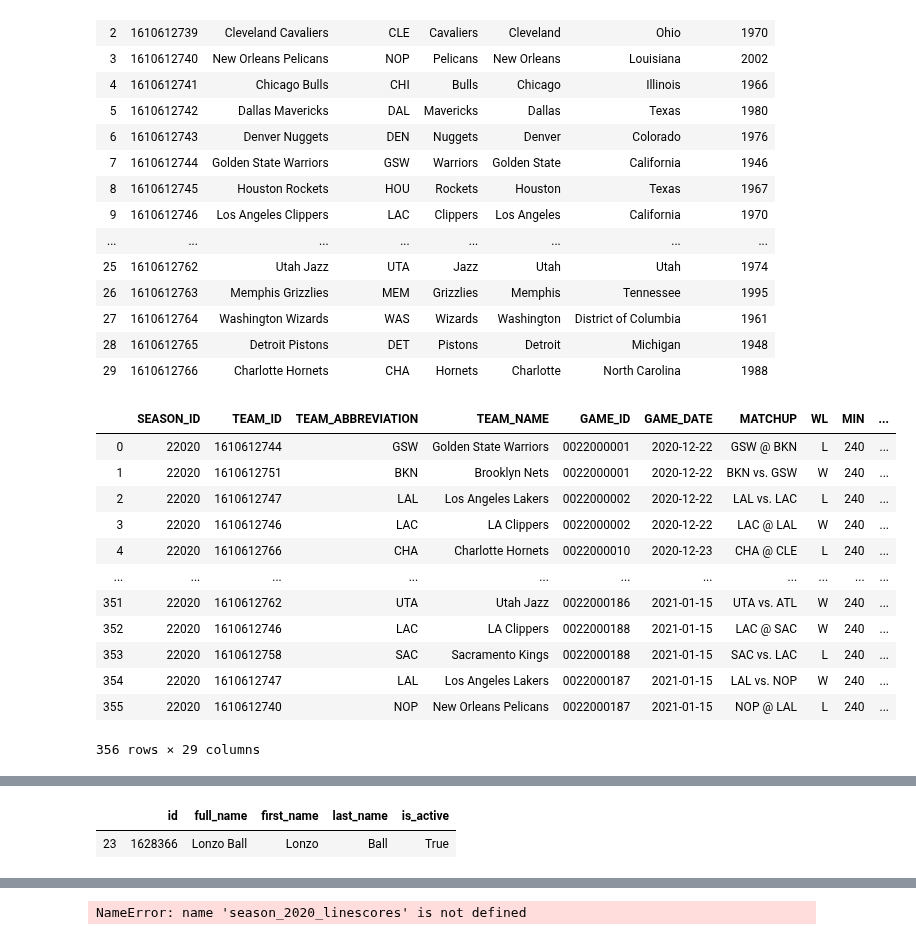
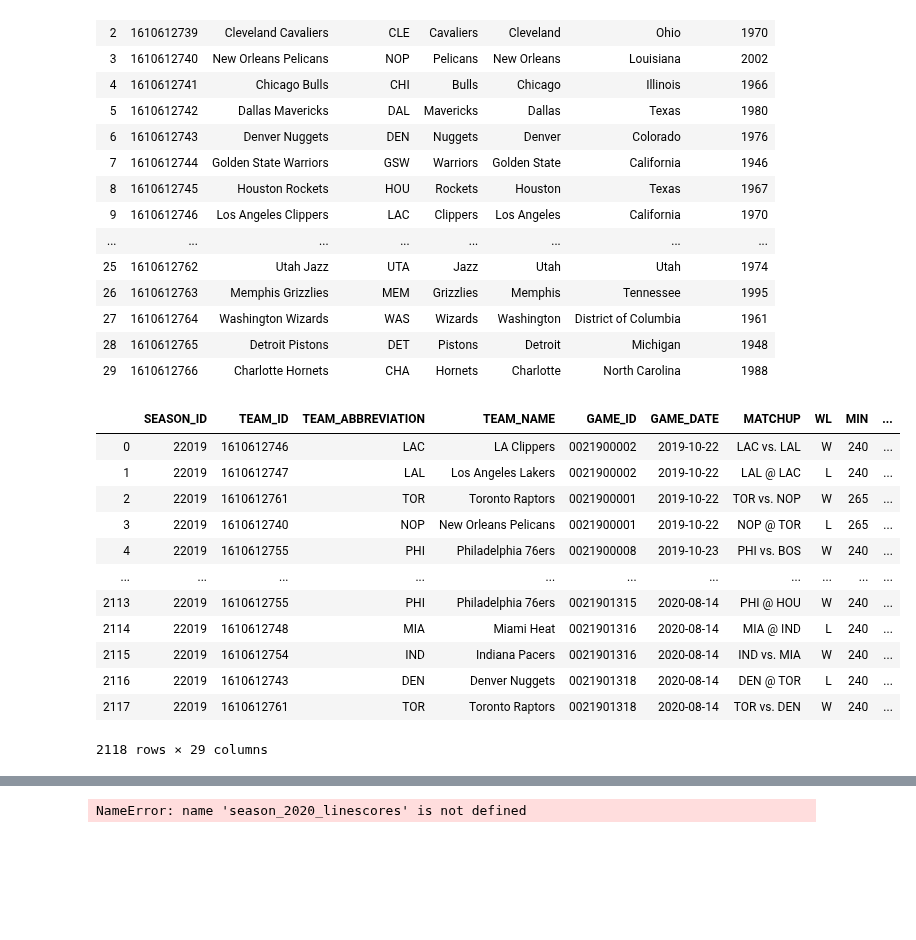
Before and after one commit to jnish23/NBA_Model, a Jupyter notebook: Exploring NBA_api.ipynb, the cells around one changed output, grey strips where cells are left out. Cells and saved outputs as stored; diff of their text form; code cells hidden in the pictures; blank space fills up the shorter version.

```diff
--- a/Exploring NBA_api.ipynb
+++ b/Exploring NBA_api.ipynb
@@ -64,19 +60,21 @@ gamelogs = gamelogs_2020.get_data_frames()[0]
-# %%
-gamelogs
-# %% [output]
-|  | SEASON_ID | TEAM_ID | TEAM_ABBREVIATION | TEAM_NAME | GAME_ID | GAME_DATE | MATCHUP | WL | MIN | ... |
-| 0 | 22020 | 1610612744 | GSW | Golden State Warriors | 0022000001 | 2020-12-22 | GSW @ BKN | L | 240 | ... |
-| 1 | 22020 | 1610612751 | BKN | Brooklyn Nets | 0022000001 | 2020-12-22 | BKN vs. GSW | W | 240 | ... |
-| 2 | 22020 | 1610612747 | LAL | Los Angeles Lakers | 0022000002 | 2020-12-22 | LAL vs. LAC | L | 240 | ... |
-| 3 | 22020 | 1610612746 | LAC | LA Clippers | 0022000002 | 2020-12-22 | LAC @ LAL | W | 240 | ... |
-| 4 | 22020 | 1610612766 | CHA | Charlotte Hornets | 0022000010 | 2020-12-23 | CHA @ CLE | L | 240 | ... |
-| ... | ... | ... | ... | ... | ... | ... | ... | ... | ... | ... |
-| 351 | 22020 | 1610612762 | UTA | Utah Jazz | 0022000186 | 2021-01-15 | UTA vs. ATL | W | 240 | ... |
-| 352 | 22020 | 1610612746 | LAC | LA Clippers | 0022000188 | 2021-01-15 | LAC @ SAC | W | 240 | ... |
-| 353 | 22020 | 1610612758 | SAC | Sacramento Kings | 0022000188 | 2021-01-15 | SAC vs. LAC | L | 240 | ... |
-| 354 | 22020 | 1610612747 | LAL | Los Angeles Lakers | 0022000187 | 2021-01-15 | LAL vs. NOP | W | 240 | ... |
-| 355 | 22020 | 1610612740 | NOP | New Orleans Pelicans | 0022000187 | 2021-01-15 | NOP @ LAL | L | 240 | ... |
-356 rows × 29 columns
+# %%
+gamelogs_2019 = leaguegamelog.LeagueGameLog(season='2019-20').get_data_frames()[0]
+# %%
+gamelogs_2019
+# %% [output]
+|  | SEASON_ID | TEAM_ID | TEAM_ABBREVIATION | TEAM_NAME | GAME_ID | GAME_DATE | MATCHUP | WL | MIN | ... |
+| 0 | 22019 | 1610612746 | LAC | LA Clippers | 0021900002 | 2019-10-22 | LAC vs. LAL | W | 240 | ... |
+| 1 | 22019 | 1610612747 | LAL | Los Angeles Lakers | 0021900002 | 2019-10-22 | LAL @ LAC | L | 240 | ... |
+| 2 | 22019 | 1610612761 | TOR | Toronto Raptors | 0021900001 | 2019-10-22 | TOR vs. NOP | W | 265 | ... |
+| 3 | 22019 | 1610612740 | NOP | New Orleans Pelicans | 0021900001 | 2019-10-22 | NOP @ TOR | L | 265 | ... |
+| 4 | 22019 | 1610612755 | PHI | Philadelphia 76ers | 0021900008 | 2019-10-23 | PHI vs. BOS | W | 240 | ... |
+| ... | ... | ... | ... | ... | ... | ... | ... | ... | ... | ... |
+| 2113 | 22019 | 1610612755 | PHI | Philadelphia 76ers | 0021901315 | 2020-08-14 | PHI @ HOU | W | 240 | ... |
+| 2114 | 22019 | 1610612748 | MIA | Miami Heat | 0021901316 | 2020-08-14 | MIA @ IND | L | 240 | ... |
+| 2115 | 22019 | 1610612754 | IND | Indiana Pacers | 0021901316 | 2020-08-14 | IND vs. MIA | W | 240 | ... |
+| 2116 | 22019 | 1610612743 | DEN | Denver Nuggets | 0021901318 | 2020-08-14 | DEN @ TOR | L | 240 | ... |
+| 2117 | 22019 | 1610612761 | TOR | Toronto Raptors | 0021901318 | 2020-08-14 | TOR vs. DEN | W | 240 | ... |
+2118 rows × 29 columns
 # %%
 from nba_api.stats.endpoints import playergamelogs
 
@@ -97,8 +95,3 @@ gamelogs_2020
 | 3871 | 2020-21 | 204020 | Tyler Johnson | 1610612751 | BKN | Brooklyn Nets | 0022000001 | 2020-12-22T00:00:00 | ... |
 | 3872 | 2020-21 | 2544 | LeBron James | 1610612747 | LAL | Los Angeles Lakers | 0022000002 | 2020-12-22T00:00:00 | ... |
 3873 rows × 64 columns
-# %%
-active_players_df.loc[active_players_df['last_name'] == 'Ball']
-# %% [output]
-|  | id | full_name | first_name | last_name | is_active |
-| 23 | 1628366 | Lonzo Ball | Lonzo | Ball | True |
```
Also changed, not shown: parts of 10 cells of this notebook, 11 other files.
